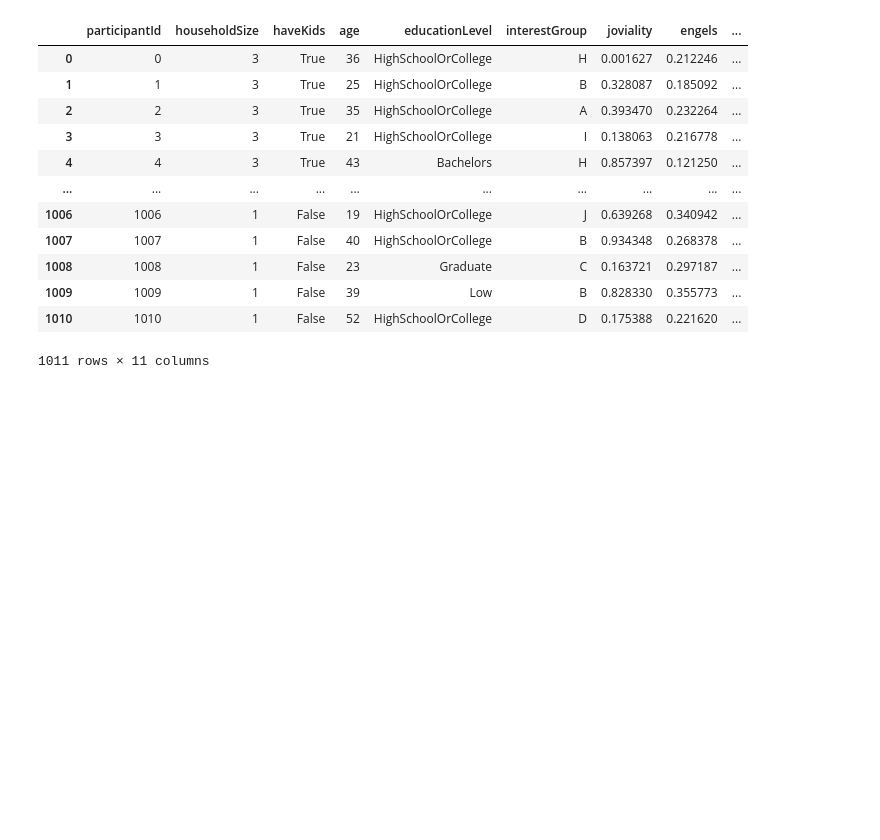
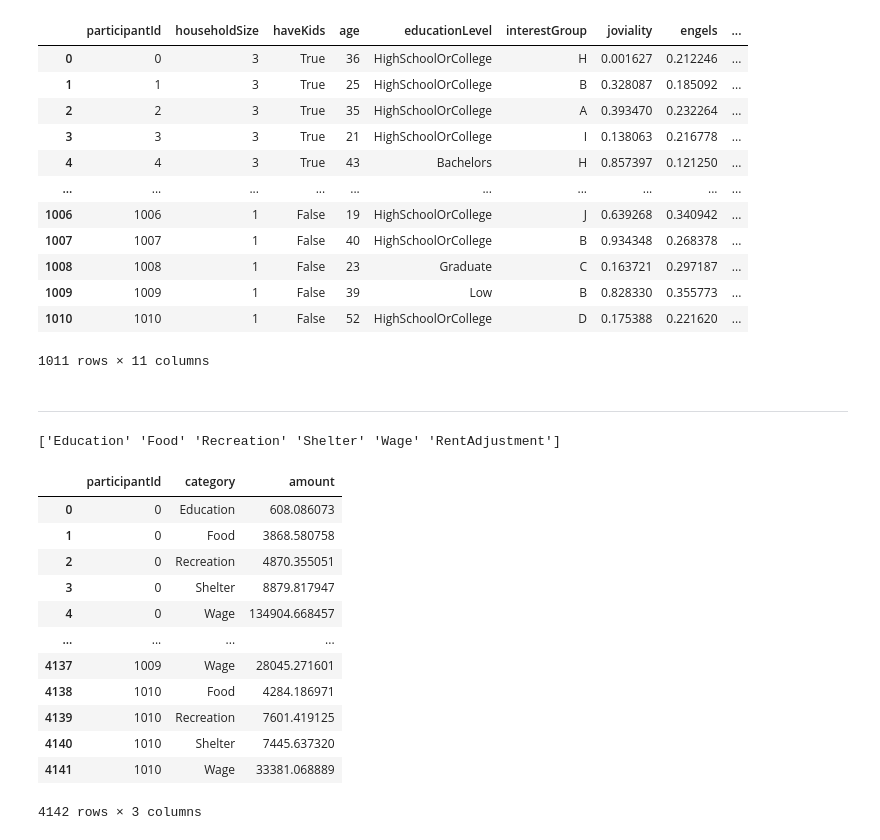
Before and after one commit to alesspalma/VAproject, a Jupyter notebook: preprocessing/aggregations.ipynb, the cells around one changed output. Saved outputs shown, nothing was run; the diff lists cells and outputs as text; code cells hidden in the pictures; blank space fills up the shorter version.

```diff
--- a/preprocessing/aggregations.ipynb
+++ b/preprocessing/aggregations.ipynb
@@ -276,3 +276,25 @@ participantsJoined
 1011 rows × 11 columns
 # %%
 custom_to_csv(participantsJoined, "ParticipantsAugmented.csv")
+# %% [markdown]
+<hr/>
+# %%
+aggregatedFinancial = pd.read_csv("AggregatedFinancialJournal.csv")
+expensesCategories = aggregatedFinancial["category"].unique()
+print(expensesCategories)
+aggregatedFinancial
+# %% [output]
+['Education' 'Food' 'Recreation' 'Shelter' 'Wage' 'RentAdjustment']
+|  | participantId | category | amount |
+| 0 | 0 | Education | 608.086073 |
+| 1 | 0 | Food | 3868.580758 |
+| 2 | 0 | Recreation | 4870.355051 |
+| 3 | 0 | Shelter | 8879.817947 |
+| 4 | 0 | Wage | 134904.668457 |
+| ... | ... | ... | ... |
+| 4137 | 1009 | Wage | 28045.271601 |
+| 4138 | 1010 | Food | 4284.186971 |
+| 4139 | 1010 | Recreation | 7601.419125 |
+| 4140 | 1010 | Shelter | 7445.637320 |
+| 4141 | 1010 | Wage | 33381.068889 |
+4142 rows × 3 columns
```
Also changed, not shown: parts of 3 cells of this notebook, 7 other files.
